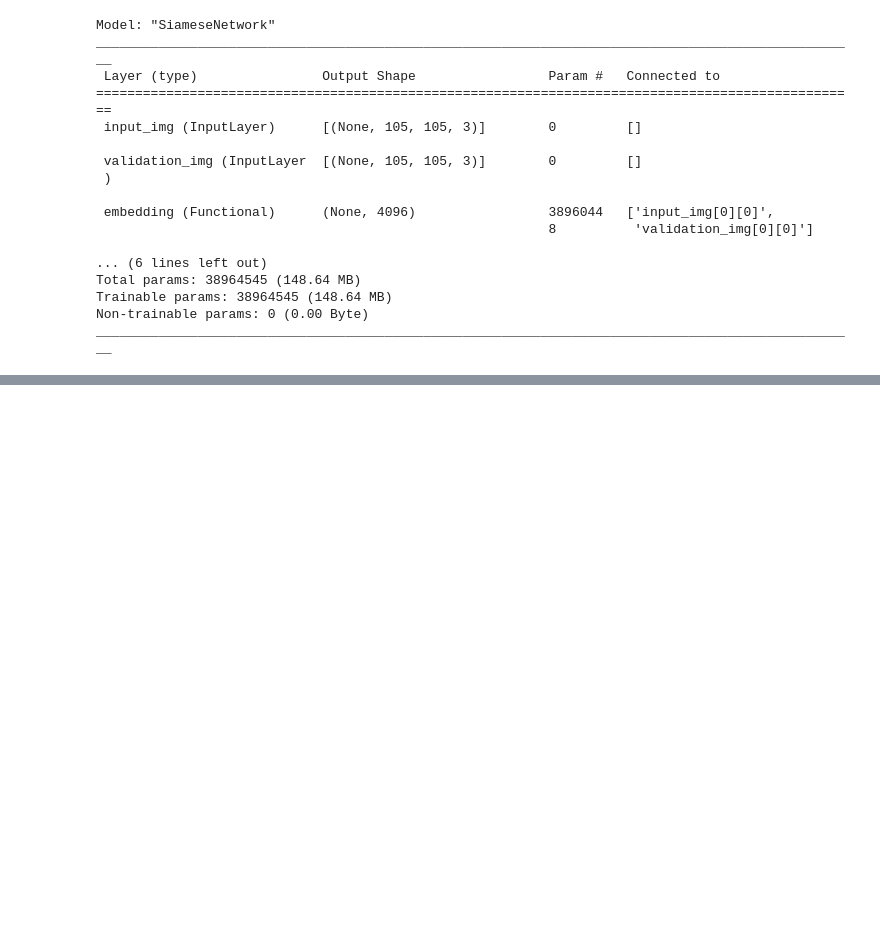
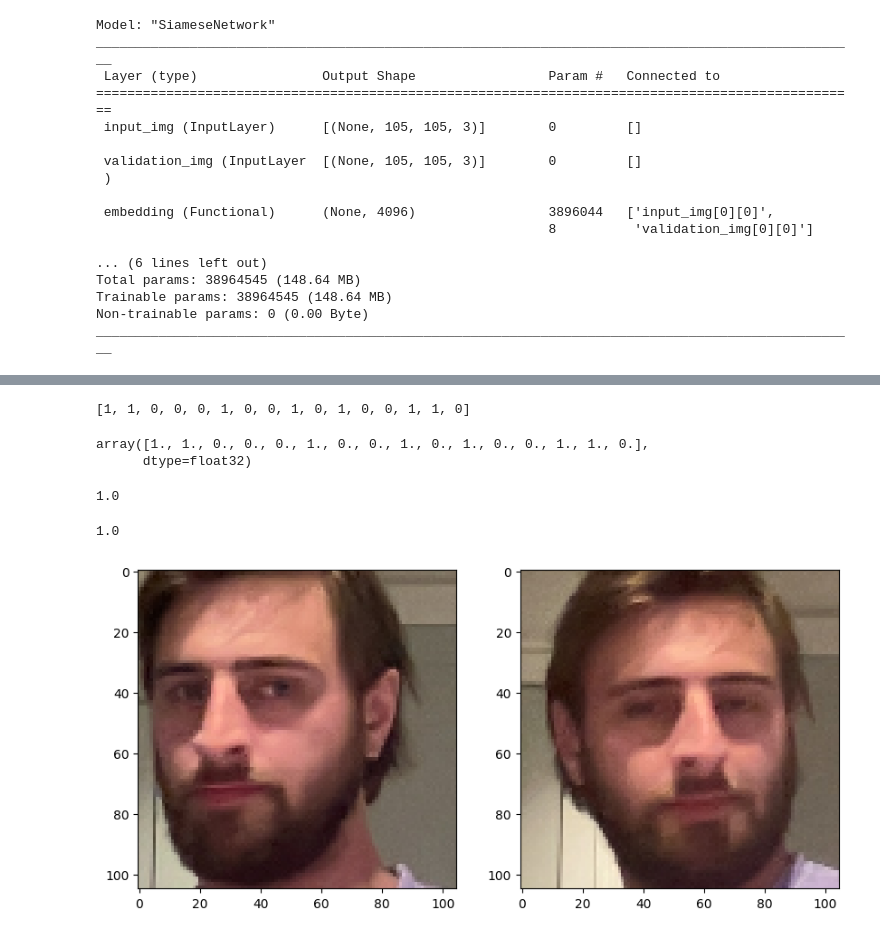
Before and after one commit to gabrielschull/Facial-recognition, a Jupyter notebook: Facial Recognition siamese NN.ipynb, the cells around one changed output, grey strips where cells are left out. Drawn from its saved outputs; the diff is of its cells as text; code cells hidden in the pictures; blank space fills up the shorter version.

Commit message:
Model trained on more epochs for near 100% accuracy. Model evaluated and saved -> Precision and Recall values demonstrated

```diff
--- a/Facial Recognition siamese NN.ipynb
+++ b/Facial Recognition siamese NN.ipynb
@@ -458,6 +478,7 @@ train(train_data, EPOCHS)
 # Precision -> proportion of positive identifications were correct; Recall -> proportion of actual positives correctly identified
 from tensorflow.keras.metrics import Precision, Recall
 # %%
+#Make Predictions
 # Get a batch of test data
-test_input_, test_val, y_true = test_data.as_numpy_iterator().next()
+test_input, test_val, y_true = test_data.as_numpy_iterator().next()
 # %%
@@ -464,0 +506,48 @@ test_var = test_data.as_numpy_iterator().next()
+# %%
+# Post processing the results, covert to either 0 or 1
+[1 if prediction > 0.5 else 0 for prediction in y_hat]
+# %% [output]
+[1, 1, 0, 0, 0, 1, 0, 0, 1, 0, 1, 0, 0, 1, 1, 0]
+# %%
+y_true
+# %% [output]
+array([1., 1., 0., 0., 0., 1., 0., 0., 1., 0., 1., 0., 0., 1., 1., 0.],
+      dtype=float32)
+# %%
+# Calculate metrics
+# Creating a metric object
+m = Recall()
+
+# Calculating the recall value
+m.update_state(y_true, y_hat)
+
+#Return Recall Result
+m.result().numpy()
+# %% [output]
+1.0
+# %%
+# Creating a metric object
+m = Precision()
+
+# Calculating the recall value
+m.update_state(y_true, y_hat)
+
+#Return Recall Result
+m.result().numpy()
+# %% [output]
+1.0
+# %%
+# Visualize Results
+# Set plot size
+plt.figure(figsize=(10,8))
+# Set first subplot
+plt.subplot(1,2,1)
+# Switch the indexes to see compared images (match to yhat and y_true indexes  as seen in above predictions and post-processing to see where they were validated or not)
+plt.imshow(test_input[0])
+plt.subplot(1,2,2)
+# Switch the indexes to see compared images (match to yhat and y_true indexes  as seen in above predictions and post-processing to see where they were validated or not)
+plt.imshow(test_val[0])
+# Render
+plt.show()
+# %% [output]
+[figure, added]
```
Also changed, not shown: parts of 8 cells of this notebook.
